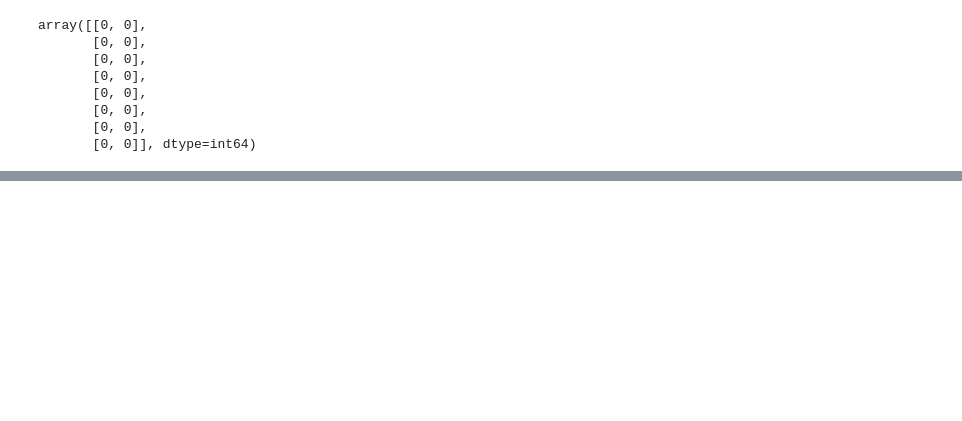
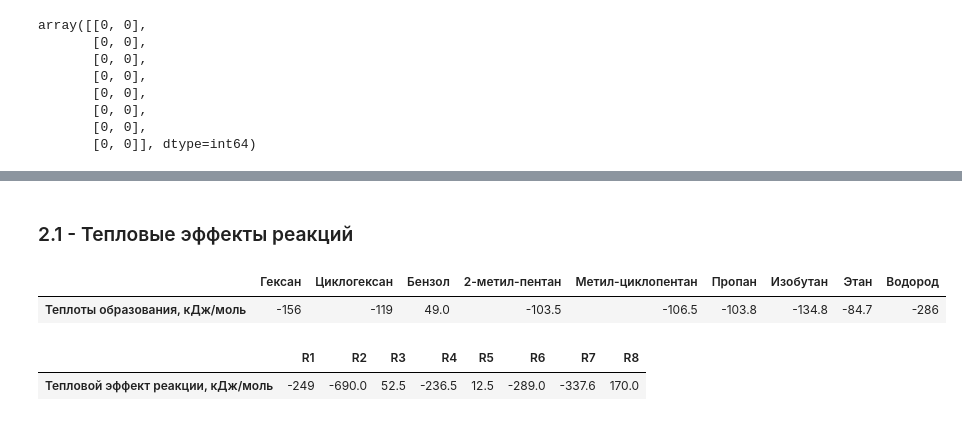
Before and after one commit to Rus-tam/stecheometric-matrixes, a Jupyter notebook: Вариант 1.ipynb, the cells around one changed output, grey strips where cells are left out. Drawn from its saved outputs; the diff is of its cells as text; code cells hidden in the pictures; blank space fills up the shorter version.

```diff
--- a/Вариант 1.ipynb
+++ b/Вариант 1.ipynb
@@ -240,0 +245,37 @@ array([[0, 0],
+# %% [markdown]
+### 2.1 - Тепловые эффекты реакций
+# %%
+# Теплоты образования веществ
+HOF_dict = {
+    'Гексан': -156,
+    'Циклогексан': -119,
+    'Бензол': 49.0,
+    '2-метил-пентан': -103.5,
+    'Метил-циклопентан': -106.5,
+    'Пропан': -103.8,
+    'Изобутан': -134.8,
+    'Этан': -84.7,
+    'Водород': -286
+}
+HOF_df = pd.DataFrame(HOF_dict, index=['Теплоты образования, кДж/моль'])
+HOF_df
+# %% [output]
+|  | Гексан | Циклогексан | Бензол | 2-метил-пентан | Метил-циклопентан | Пропан | Изобутан | Этан | Водород |
+| Теплоты образования, кДж/моль | -156 | -119 | 49.0 | -103.5 | -106.5 | -103.8 | -134.8 | -84.7 | -286 |
+# %%
+# Расчет тепловых эффектов реакций
+HOR_dict = {
+    'R1': (HOF_dict['Циклогексан'] + HOF_dict['Водород']) - HOF_dict['Гексан'],
+    'R2': (HOF_dict['Бензол'] + 3*HOF_dict['Водород']) - HOF_dict['Циклогексан'],
+    'R3': HOF_dict['2-метил-пентан'] - HOF_dict['Гексан'],
+    'R4': (HOF_dict['Метил-циклопентан'] + HOF_dict['Водород']) - HOF_dict['Гексан'],
+    'R5': HOF_dict['Метил-циклопентан'] - HOF_dict['Циклогексан'],
+    'R6': (HOF_dict['Метил-циклопентан'] + HOF_dict['Водород']) - HOF_dict['2-метил-пентан'],
+    'R7': 2*HOF_dict['Пропан'] - (HOF_dict['Гексан'] - HOF_dict['Водород']),
+    'R8': (HOF_dict['Изобутан'] + HOF_dict['Этан']) - (HOF_dict['2-метил-пентан'] + HOF_dict['Водород'])
+}
+HOR_df = pd.DataFrame(HOR_dict, index=['Тепловой эффект реакции, кДж/моль'])
+HOR_df
+# %% [output]
+|  | R1 | R2 | R3 | R4 | R5 | R6 | R7 | R8 |
+| Тепловой эффект реакции, кДж/моль | -249 | -690.0 | 52.5 | -236.5 | 12.5 | -289.0 | -337.6 | 170.0 |
```
Also changed, not shown: parts of 12 cells of this notebook, 1 other file.
